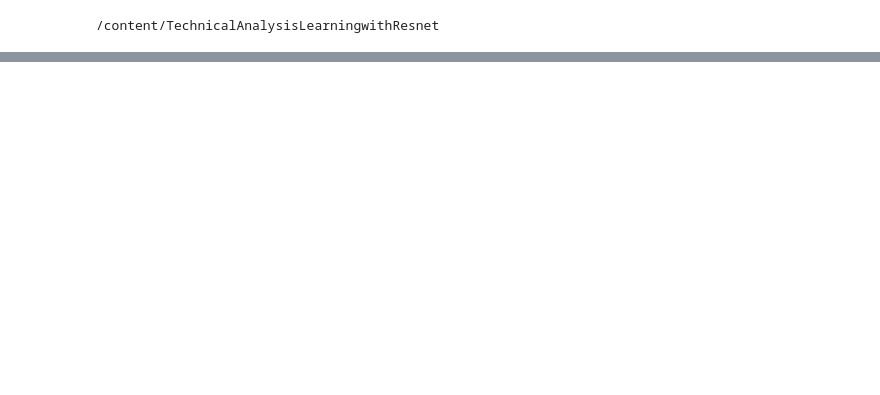
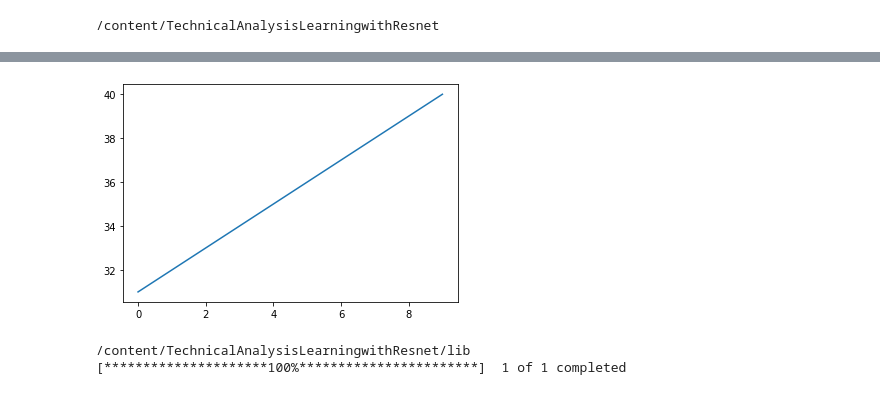
Before and after one commit to imiled/TechnicalAnalysisLearningwithResnet, a Jupyter notebook: TechnicalAnalysisLearningwithResnet.ipynb, the cells around one changed output, grey strips where cells are left out. Drawn from its saved outputs; the diff is of its cells as text; code cells hidden in the pictures; blank space fills up the shorter version.

```diff
--- a/TechnicalAnalysisLearningwithResnet.ipynb
+++ b/TechnicalAnalysisLearningwithResnet.ipynb
@@ -113,0 +196,2 @@ OSError: SavedModel file does not exist at: /content/TechnicalAnalysisLearningwi
+# %%
+stock=range(1,1000)
@@ -113,0 +200,39 @@ OSError: SavedModel file does not exist at: /content/TechnicalAnalysisLearningwi
+# %%
+def build_image_optimfig(fig, stockindex, idate=10, pastlag=10, futlag=3):
+  '''
+  #version of returning image from a data frame index
+  #using the pastlag as range for the graph
+  #ising idate as a starting point
+  #return a (255,255) np array
+  #this one is optimisng the use of ram
+  '''
+
+  #number of days to consider for translate
+  sp500close=stockindex
+  i=idate
+
+  plt.plot(sp500close[(i-pastlag):i])
+  plot_img_np = get_img_from_fig(fig)
+
+  img = cv2.cvtColor(plot_img_np[150:560,350:760], cv2.COLOR_BGR2GRAY)
+  dim = (255, 255)
+  # resize image
+  resized = cv2.resize(img, dim, interpolation = cv2.INTER_AREA)
+  return resized/255
+# %%
+#%cd lib
+import skimage
+from skimage import measure
+from skimage.measure import block_reduce
+
+from source import get_img_from_fig
+x_data=build_image_optimfig(fig1,stock,idate=40, pastlag=10, futlag=3)
+# %% [output]
+[figure, added]
+# %%
+%cd /content/TechnicalAnalysisLearningwithResnet/lib
+from source import download_history
+testspx=download_history()
+# %% [output]
+/content/TechnicalAnalysisLearningwithResnet/lib
+[*********************100%***********************]  1 of 1 completed
```
Also changed, not shown: parts of 24 cells of this notebook.
